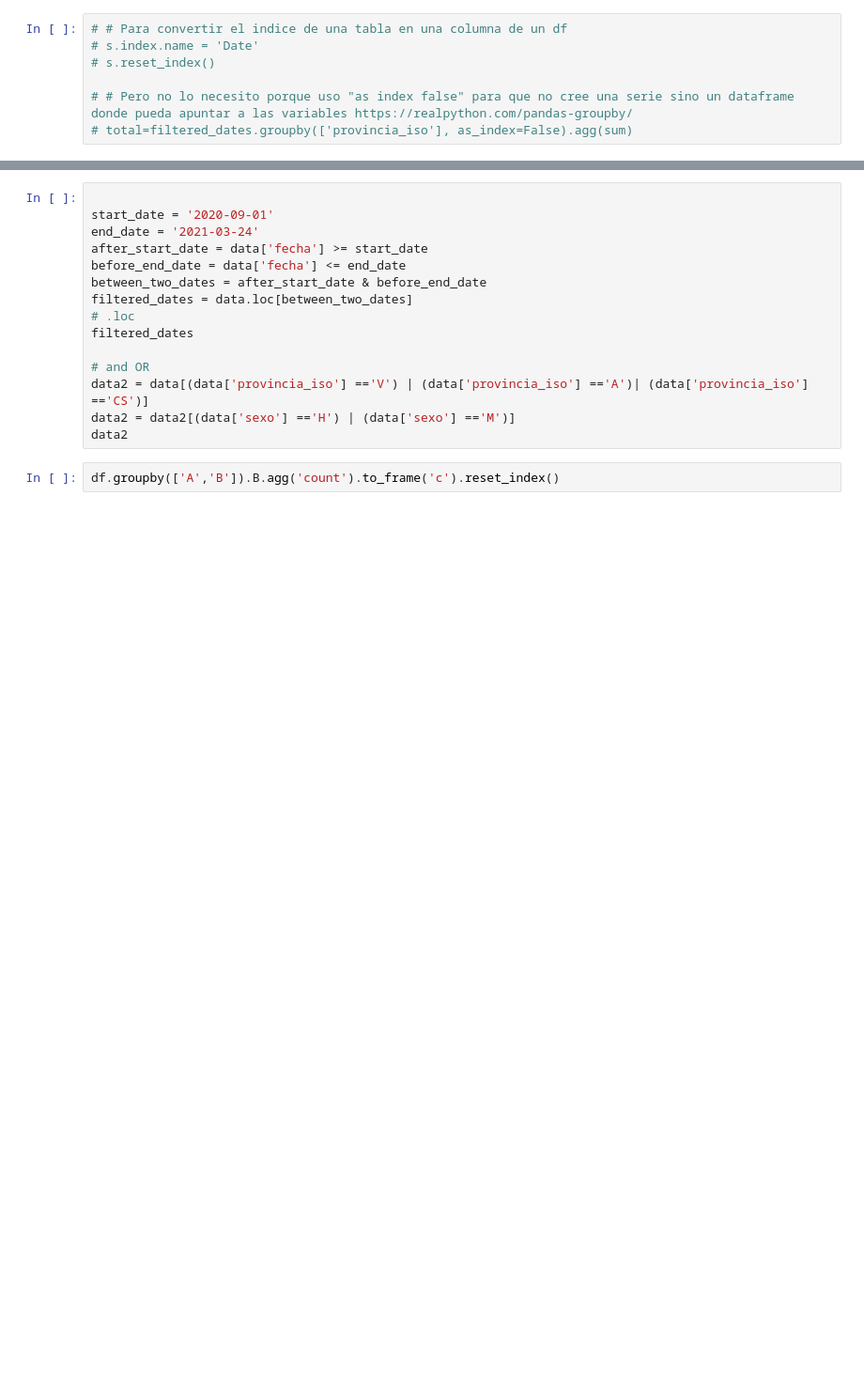
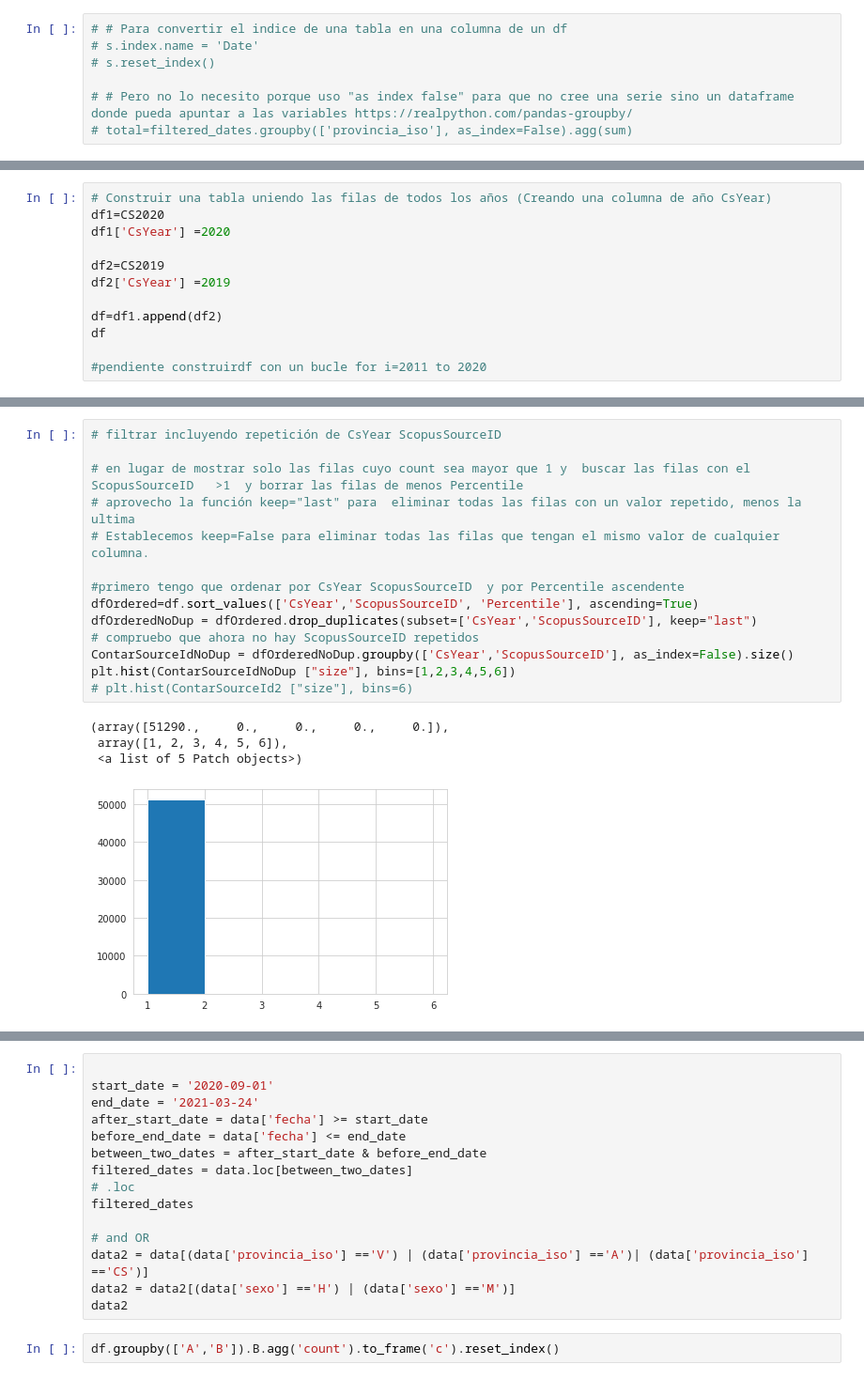
Before and after one commit to jamg-upv/Impacto-citas-articulo, a Jupyter notebook: impactoencitas.ipynb, the cells around one changed output, grey strips where cells are left out. Shown at 94% size. Cells and saved outputs as stored; diff of their text form; blank space fills up the shorter version.

```diff
--- a/impactoencitas.ipynb
+++ b/impactoencitas.ipynb
@@ -332,0 +328,12 @@ df_without_duplicates = df_with_duplicates.drop_duplicates(
+# %%
+# Construir una tabla uniendo las filas de todos los años (Creando una columna de año CsYear)
+df1=CS2020
+df1['CsYear'] =2020
+
+df2=CS2019
+df2['CsYear'] =2019
+
+df=df1.append(df2)
+df
+
+#pendiente construirdf con un bucle for i=2011 to 2020
@@ -332,0 +372,19 @@ df_without_duplicates = df_with_duplicates.drop_duplicates(
+# %%
+# filtrar incluyendo repetición de CsYear ScopusSourceID
+
+# en lugar de mostrar solo las filas cuyo count sea mayor que 1 y  buscar las filas con el ScopusSourceID	 >1  y borrar las filas de menos Percentile
+# aprovecho la función keep="last" para  eliminar todas las filas con un valor repetido, menos la ultima
+# Establecemos keep=False para eliminar todas las filas que tengan el mismo valor de cualquier columna.
+
+#primero tengo que ordenar por CsYear ScopusSourceID  y por Percentile ascendente
+dfOrdered=df.sort_values(['CsYear','ScopusSourceID', 'Percentile'], ascending=True)
+dfOrderedNoDup = dfOrdered.drop_duplicates(subset=['CsYear','ScopusSourceID'], keep="last")
+# compruebo que ahora no hay ScopusSourceID repetidos
+ContarSourceIdNoDup = dfOrderedNoDup.groupby(['CsYear','ScopusSourceID'], as_index=False).size()
+plt.hist(ContarSourceIdNoDup ["size"], bins=[1,2,3,4,5,6])
+# plt.hist(ContarSourceId2 ["size"], bins=6)
+# %% [output]
+(array([51290.,     0.,     0.,     0.,     0.]),
+ array([1, 2, 3, 4, 5, 6]),
+ <a list of 5 Patch objects>)
+[figure, added]
```
Also changed, not shown: parts of 16 cells of this notebook.
